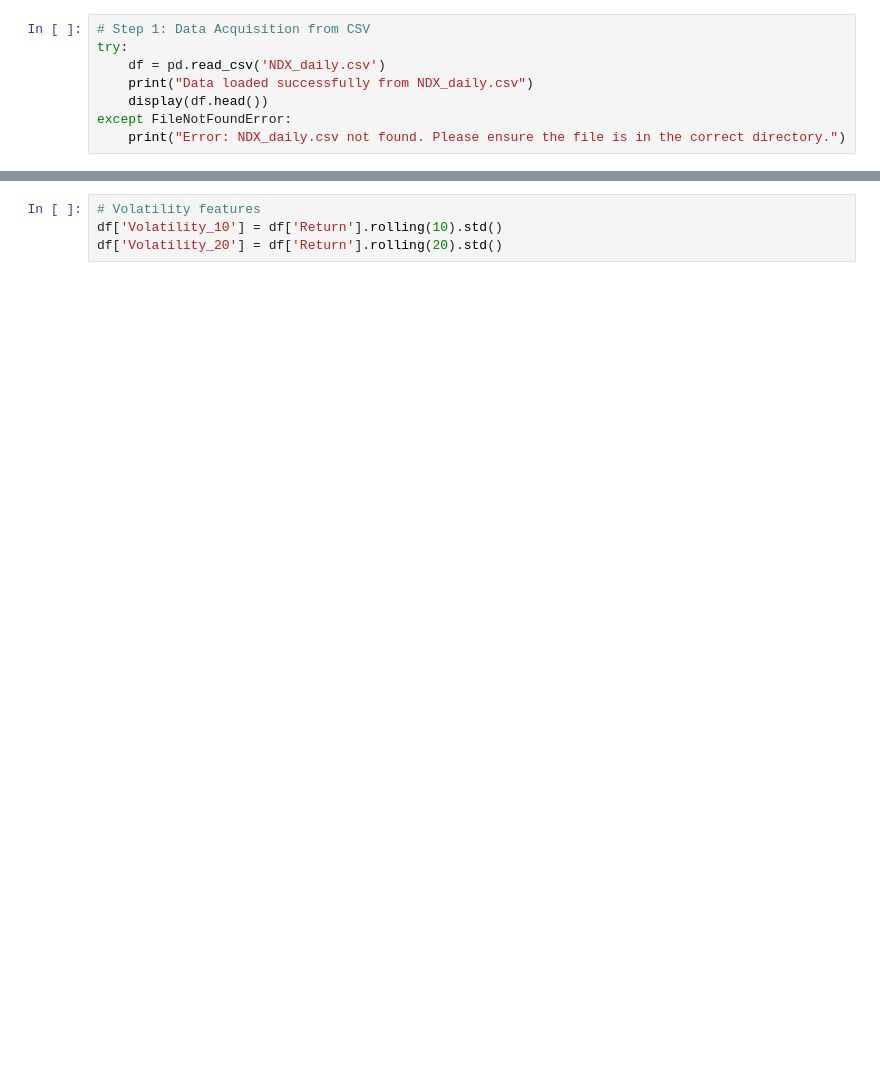
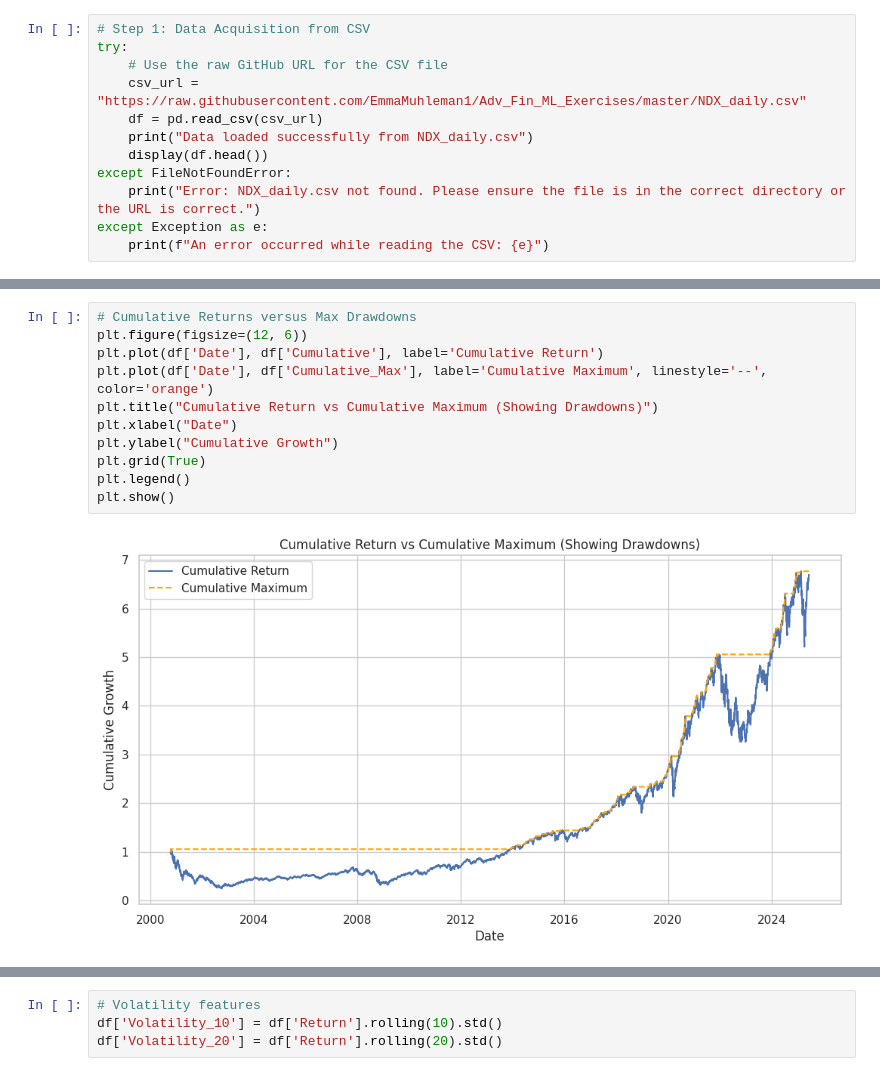
Before and after one commit to EmmaMuhleman1/Adv_Fin_ML_Exercises, a Jupyter notebook: Copy_of_Exam3Resiti.ipynb, the cells around one changed output, grey strips where cells are left out. Cells and saved outputs as stored; diff of their text form; blank space fills up the shorter version.

```diff
--- a/Copy_of_Exam3Resiti.ipynb
+++ b/Copy_of_Exam3Resiti.ipynb
@@ -42,9 +44,13 @@ sns.set(style='whitegrid', context='notebook')
 # %%
 # Step 1: Data Acquisition from CSV
 try:
-    df = pd.read_csv('NDX_daily.csv')
+    # Use the raw GitHub URL for the CSV file
+    csv_url = "https://raw.githubusercontent.com/EmmaMuhleman1/Adv_Fin_ML_Exercises/master/NDX_daily.csv"
+    df = pd.read_csv(csv_url)
     print("Data loaded successfully from NDX_daily.csv")
     display(df.head())
 except FileNotFoundError:
-    print("Error: NDX_daily.csv not found. Please ensure the file is in the correct directory.")
+    print("Error: NDX_daily.csv not found. Please ensure the file is in the correct directory or the URL is correct.")
+except Exception as e:
+    print(f"An error occurred while reading the CSV: {e}")
 # %% [output]
@@ -92,3 +89,16 @@ KeyError: 'Return'
+# %%
+# Cumulative Returns versus Max Drawdowns
+plt.figure(figsize=(12, 6))
+plt.plot(df['Date'], df['Cumulative'], label='Cumulative Return')
+plt.plot(df['Date'], df['Cumulative_Max'], label='Cumulative Maximum', linestyle='--', color='orange')
+plt.title("Cumulative Return vs Cumulative Maximum (Showing Drawdowns)")
+plt.xlabel("Date")
+plt.ylabel("Cumulative Growth")
+plt.grid(True)
+plt.legend()
+plt.show()
+# %% [output]
+[figure, added]
 # %%
 # Drawdowns
 df['Cumulative'] = (1 + df['Return'].fillna(0)).cumprod()
```
Also changed, not shown: parts of 44 cells of this notebook.
